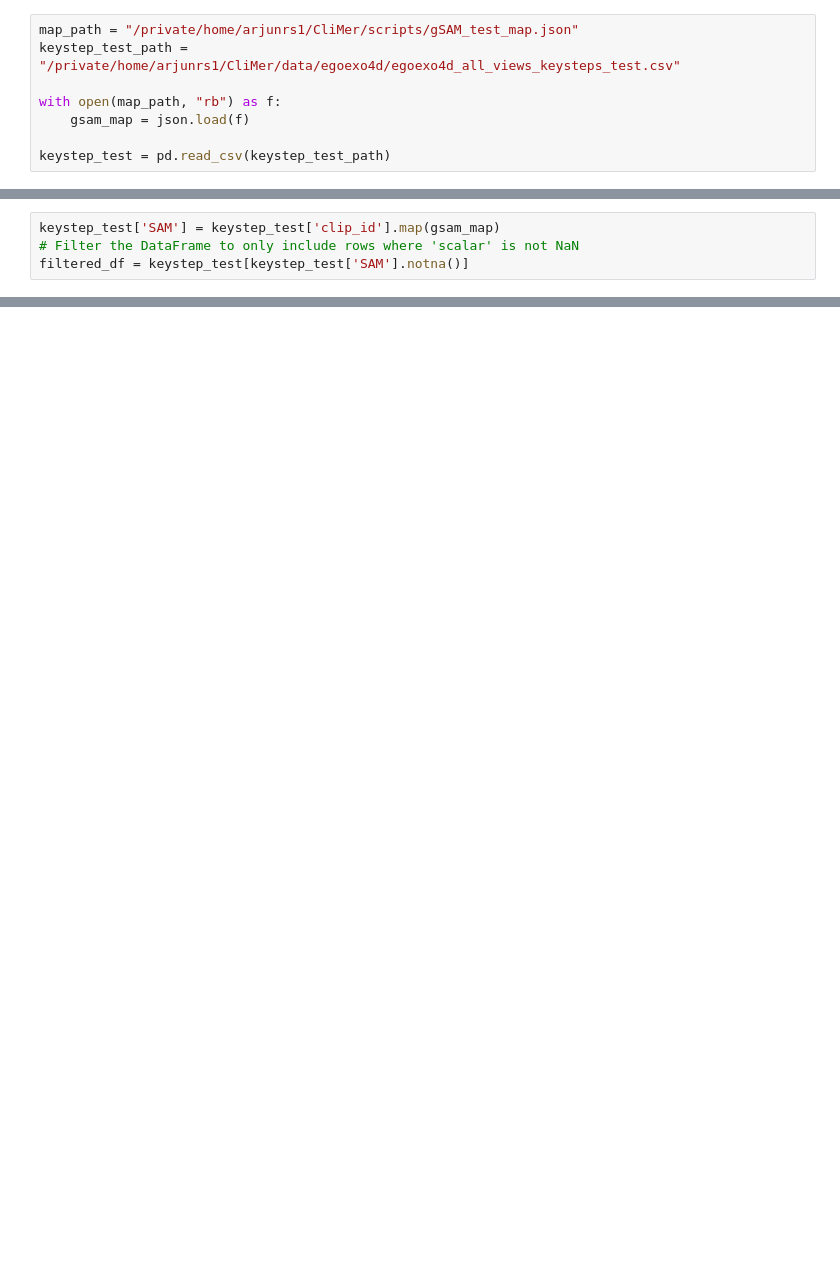
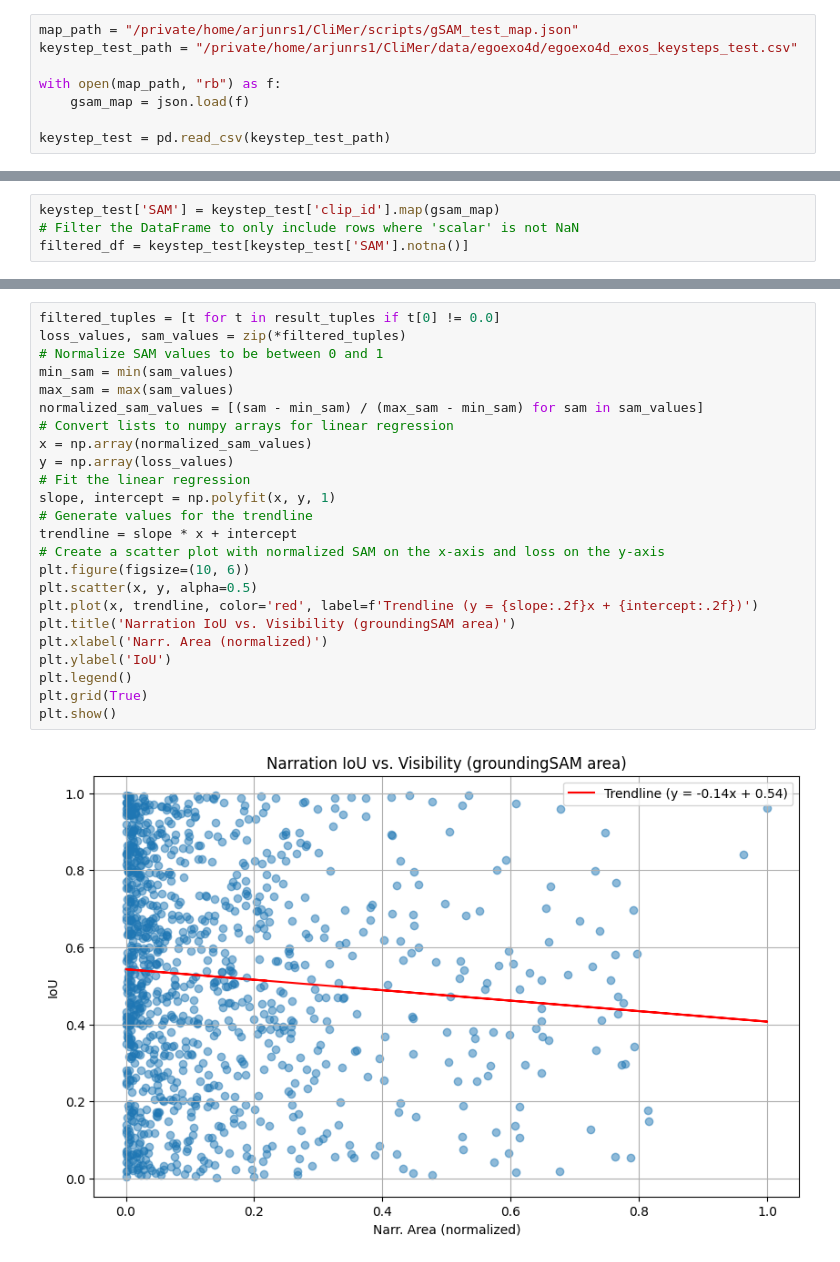
Before and after one commit to arjunrs1/ExoGround, a Jupyter notebook: train/gSAM_vis.ipynb, the cells around one changed output, grey strips where cells are left out. Cells and saved outputs as stored; diff of their text form; blank space fills up the shorter version.

```diff
--- a/train/gSAM_vis.ipynb
+++ b/train/gSAM_vis.ipynb
@@ -4,6 +6,6 @@ import pandas as pd
 # %%
 map_path = "/private/home/arjunrs1/CliMer/scripts/gSAM_test_map.json"
-keystep_test_path = "/private/home/arjunrs1/CliMer/data/egoexo4d/egoexo4d_all_views_keysteps_test.csv"
+keystep_test_path = "/private/home/arjunrs1/CliMer/data/egoexo4d/egoexo4d_exos_keysteps_test.csv"
 
 with open(map_path, "rb") as f:
     gsam_map = json.load(f)
@@ -60,0 +70,26 @@ filtered_df
+# %%
+filtered_tuples = [t for t in result_tuples if t[0] != 0.0]
+loss_values, sam_values = zip(*filtered_tuples)
+# Normalize SAM values to be between 0 and 1
+min_sam = min(sam_values)
+max_sam = max(sam_values)
+normalized_sam_values = [(sam - min_sam) / (max_sam - min_sam) for sam in sam_values]
+# Convert lists to numpy arrays for linear regression
+x = np.array(normalized_sam_values)
+y = np.array(loss_values)
+# Fit the linear regression
+slope, intercept = np.polyfit(x, y, 1)
+# Generate values for the trendline
+trendline = slope * x + intercept
+# Create a scatter plot with normalized SAM on the x-axis and loss on the y-axis
+plt.figure(figsize=(10, 6))
+plt.scatter(x, y, alpha=0.5)
+plt.plot(x, trendline, color='red', label=f'Trendline (y = {slope:.2f}x + {intercept:.2f})')
+plt.title('Narration IoU vs. Visibility (groundingSAM area)')
+plt.xlabel('Narr. Area (normalized)')
+plt.ylabel('IoU')
+plt.legend()
+plt.grid(True)
+plt.show()
+# %% [output]
+[figure, added]
```
Also changed, not shown: parts of 7 cells of this notebook, 7 other files.
